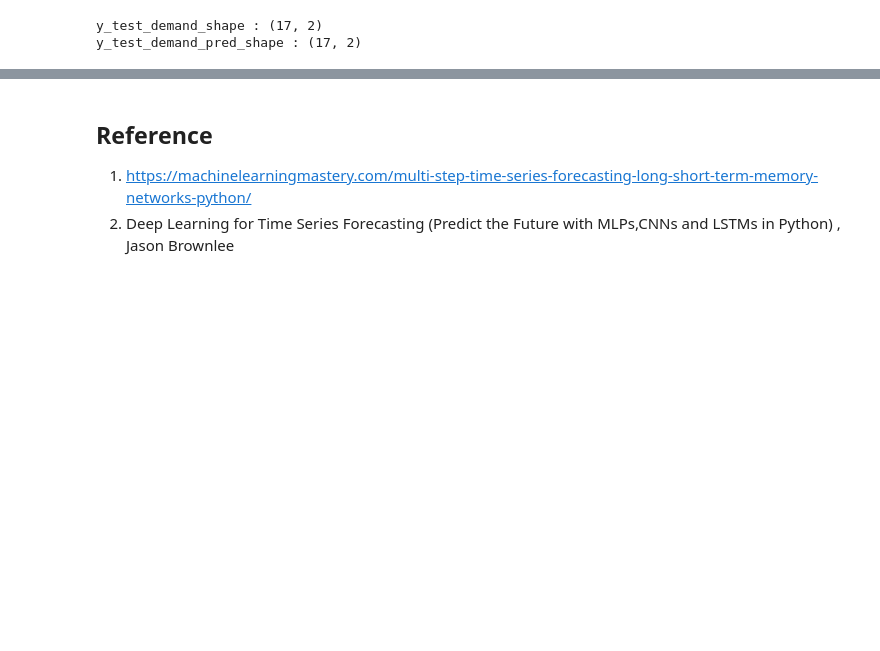
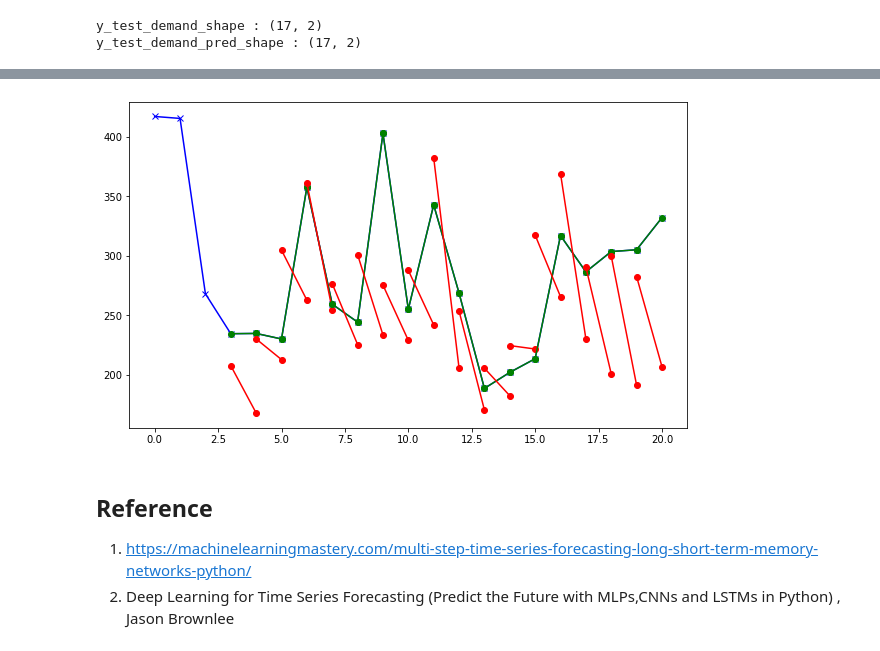
Before and after one commit to CertifaiAI/time-series-labs, a Jupyter notebook: notebook/Multivariate Input -Univariate Output-MultiStep.ipynb, the cells around one changed output, grey strips where cells are left out. Saved outputs shown, nothing was run; the diff lists cells and outputs as text; code cells hidden in the pictures; blank space fills up the shorter version.

```diff
--- a/notebook/Multivariate Input -Univariate Output-MultiStep.ipynb
+++ b/notebook/Multivariate Input -Univariate Output-MultiStep.ipynb
@@ -599,3 +618,15 @@ for time in range(17):
+# %%
+# Plot orginal test data , testY and predict testY after sequencing
+plt.figure(figsize=(10,6))
+plt.plot(test_data_demand[:,-1],marker='x',color="blue",label="Test Data Before Sequencing")
+for time in range(17):
+        TestY_data=[y_test_demand[time][0],y_test_demand[time][1]]
+        plt.plot([time+3,time+4],TestY_data,color="green",marker='o',label='TestY')
+
+        textY_data=[y_test_prediction_demand[time][0],y_test_prediction_demand[time][1]]
+        b = plt.plot([time+3,time+4], textY_data,color="red",marker='o',label='Forecast')
+# %% [output]
+[figure, added]
 # %% [markdown]
 ## Reference
 1. https://machinelearningmastery.com/multi-step-time-series-forecasting-long-short-term-memory-networks-python/
```
Also changed, not shown: parts of 9 cells of this notebook.
